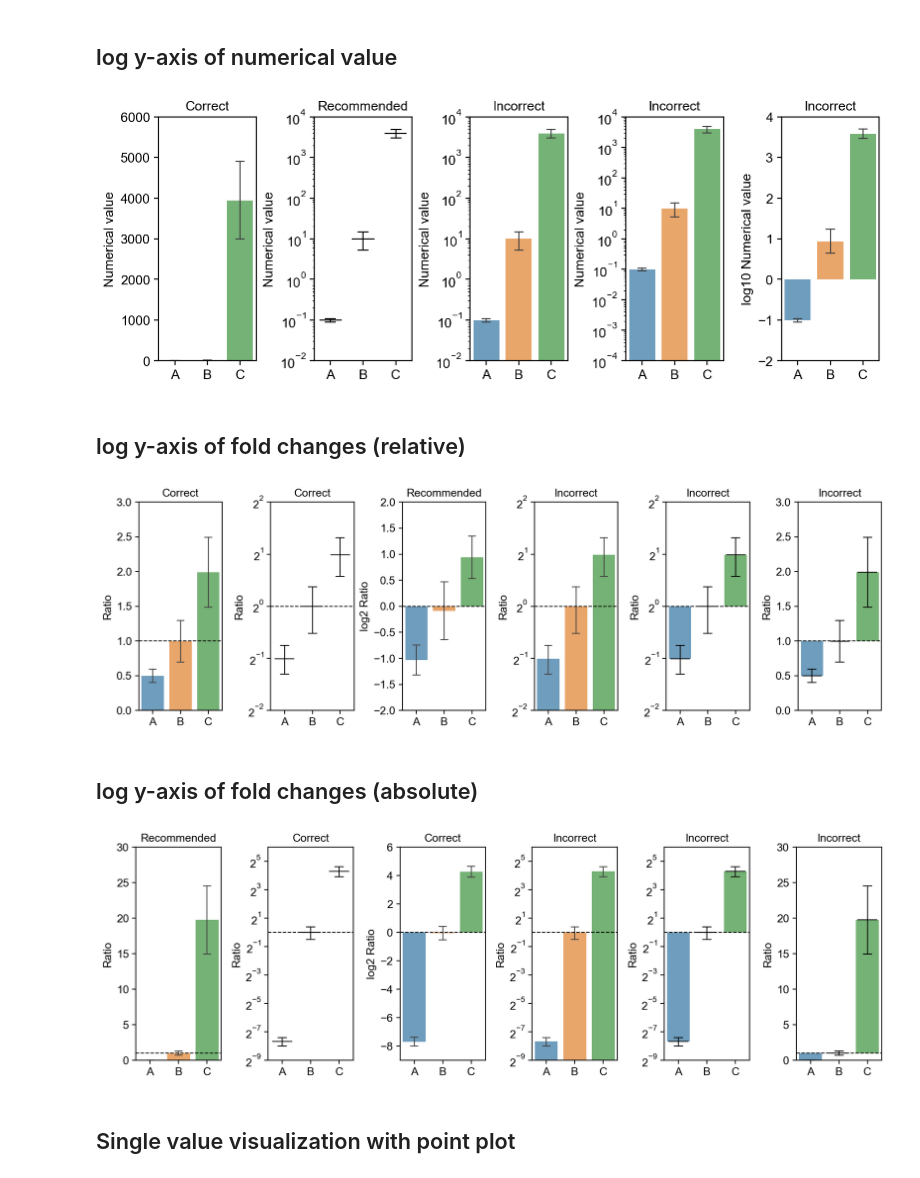
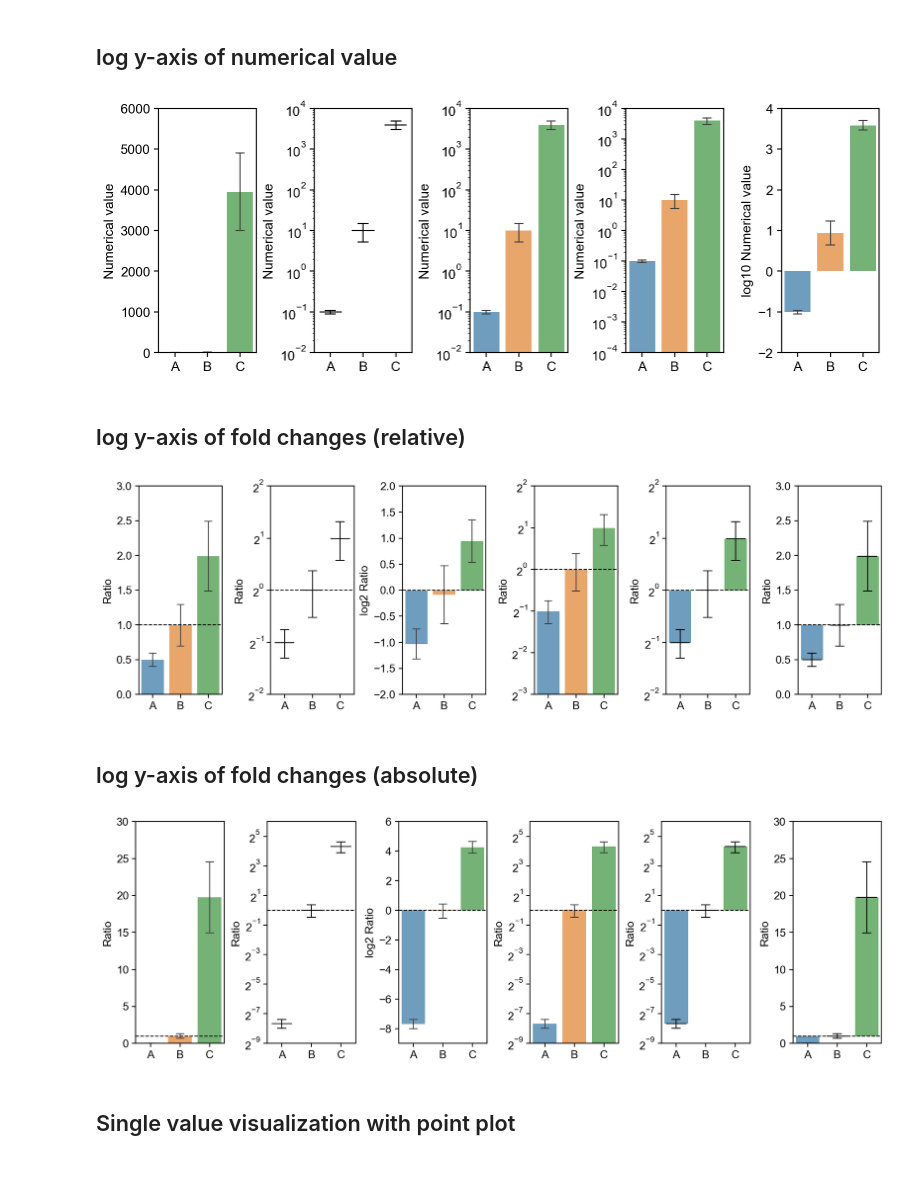
Before and after one commit to tengjuilin/misused-bar-graphs, a Jupyter notebook: bar-graph-examples.ipynb, the cells around one changed output. Drawn from its saved outputs; the diff is of its cells as text; code cells hidden in the pictures.

```diff
--- a/bar-graph-examples.ipynb
+++ b/bar-graph-examples.ipynb
@@ -14,0 +96,16 @@ set_save_fig_rc()
+# %%
+val = 10.0 ** np.array([-6, -10, -14])
+viz = -np.array([-6, -10, -14])
+alpha = viz / val
+# %%
+X_LABEL = 'True Value'
+Y_LABEL = 'Visualized Value'
+ALPHA_MARK_LABEL = 'Mark Proportionality Constant'
+ALPHA_DIFF_LABEL = 'Difference Proportionality Constant'
+# %%
+bar_df = pd.DataFrame({
+    X_LABEL: val,
+    Y_LABEL: viz,
+    ALPHA_MARK_LABEL: alpha,
+})
+bar_df
@@ -130,11 +328,11 @@ axs[1].set_yscale('log')
 axs[2].set_yscale('log')
 axs[3].set_yscale('log')
 
-axs[0].set_title('Correct')
-axs[1].set_title('Recommended')
-axs[2].set_title('Incorrect')
-axs[3].set_title('Incorrect')
-axs[4].set_title('Incorrect')
+# axs[0].set_title('Correct')
+# axs[1].set_title('Recommended')
+# axs[2].set_title('Incorrect')
+# axs[3].set_title('Incorrect')
+# axs[4].set_title('Incorrect')
 
 axs[0].set_ylabel('Numerical value')
 axs[1].set_ylabel('Numerical value')
@@ -144,7 +342,7 @@ axs[4].set_ylabel('log10 Numerical value')
 plt.tight_layout()
 fig.savefig('figures/subpanels/ex-fig-2-log-mistake-numerical.pdf')
 # %% [output]
-[figure, old version]
+[figure, new version]
 # %% [markdown]
 ## log y-axis of fold changes (relative)
 # %%
@@ -197,41 +395,41 @@ sns.barplot(
 for i in range(col):
     axs[i].set_box_aspect(2.5)
 
 axs[0].axhline(1, color='k', lw=1, ls='--')
 axs[1].axhline(1, color='k', lw=1, ls='--')
 axs[2].axhline(0, color='k', lw=1, ls='--')
 axs[3].axhline(1, color='k', lw=1, ls='--')
 axs[4].axhline(1, color='k', lw=1, ls='--')
 axs[5].axhline(1, color='k', lw=1, ls='--')
 
 axs[0].set_ylim(0, 3)
 axs[1].set_ylim(2**(-2), 2**2)
 axs[2].set_ylim(-2, 2)
-axs[3].set_ylim(2**(-2), 2**2)
+axs[3].set_ylim(2**(-3), 2**2)
 axs[4].set_ylim(2**(-2), 2**2)
 axs[5].set_ylim(0, 3)
 
 axs[1].set_yscale('log', base=2)
 axs[3].set_yscale('log', base=2)
 axs[4].set_yscale('log', base=2)
 
-axs[0].set_title('Correct')
-axs[1].set_title('Correct')
-axs[2].set_title('Recommended')
-axs[3].set_title('Incorrect')
-axs[4].set_title('Incorrect')
-axs[5].set_title('Incorrect')
+# axs[0].set_title('Correct')
+# axs[1].set_title('Correct')
+# axs[2].set_title('Recommended')
+# axs[3].set_title('Incorrect')
+# axs[4].set_title('Incorrect')
+# axs[5].set_title('Incorrect')
 
 axs[0].set_ylabel('Ratio')
 axs[1].set_ylabel('Ratio')
 axs[2].set_ylabel('log2 Ratio')
 axs[3].set_ylabel('Ratio')
 axs[4].set_ylabel('Ratio')
 axs[5].set_ylabel('Ratio')
 plt.tight_layout()
 fig.savefig('figures/subpanels/ex-fig-3-log-mistake-ratio-relative.pdf')
 # %% [output]
-[figure, old version]
+[figure, new version]
 # %% [markdown]
 ## log y-axis of fold changes (absolute)
 # %%
@@ -304,12 +502,12 @@ axs[1].set_yscale('log', base=2)
 axs[3].set_yscale('log', base=2)
 axs[4].set_yscale('log', base=2)
 
-axs[0].set_title('Recommended')
-axs[1].set_title('Correct')
-axs[2].set_title('Correct')
-axs[3].set_title('Incorrect')
-axs[4].set_title('Incorrect')
-axs[5].set_title('Incorrect')
+# axs[0].set_title('Recommended')
+# axs[1].set_title('Correct')
+# axs[2].set_title('Correct')
+# axs[3].set_title('Incorrect')
+# axs[4].set_title('Incorrect')
+# axs[5].set_title('Incorrect')
 
 axs[0].set_ylabel('Ratio')
 axs[1].set_ylabel('Ratio')
@@ -320,7 +518,7 @@ axs[5].set_ylabel('Ratio')
 plt.tight_layout()
 fig.savefig('figures/subpanels/ex-fig-4-log-mistake-ratio-absolute.pdf')
 # %% [output]
-[figure, old version]
+[figure, new version]
 # %% [markdown]
 ## Single value visualization with point plot
 # %%
```
Also changed, not shown: parts of 17 cells of this notebook, 15 other files.
